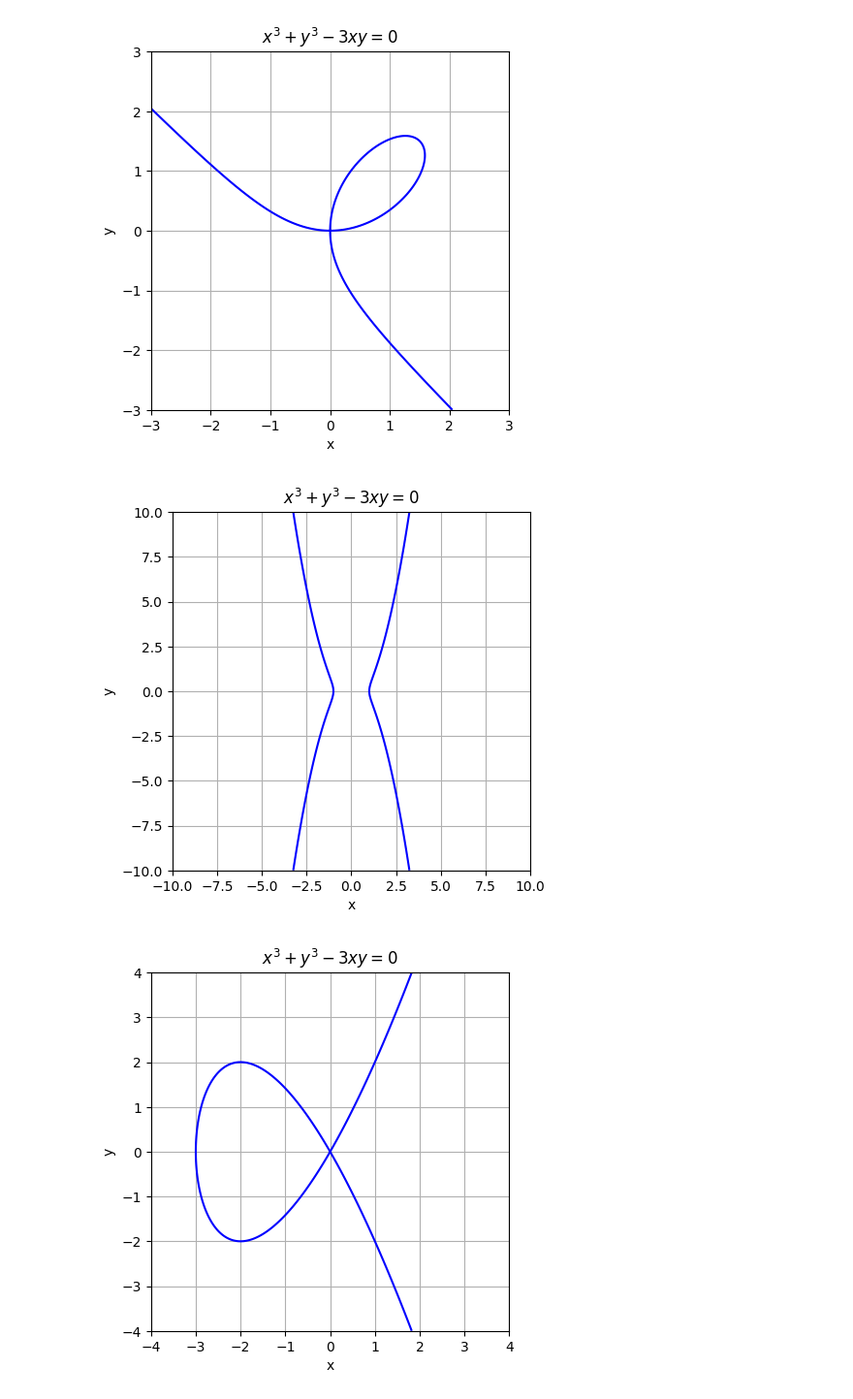
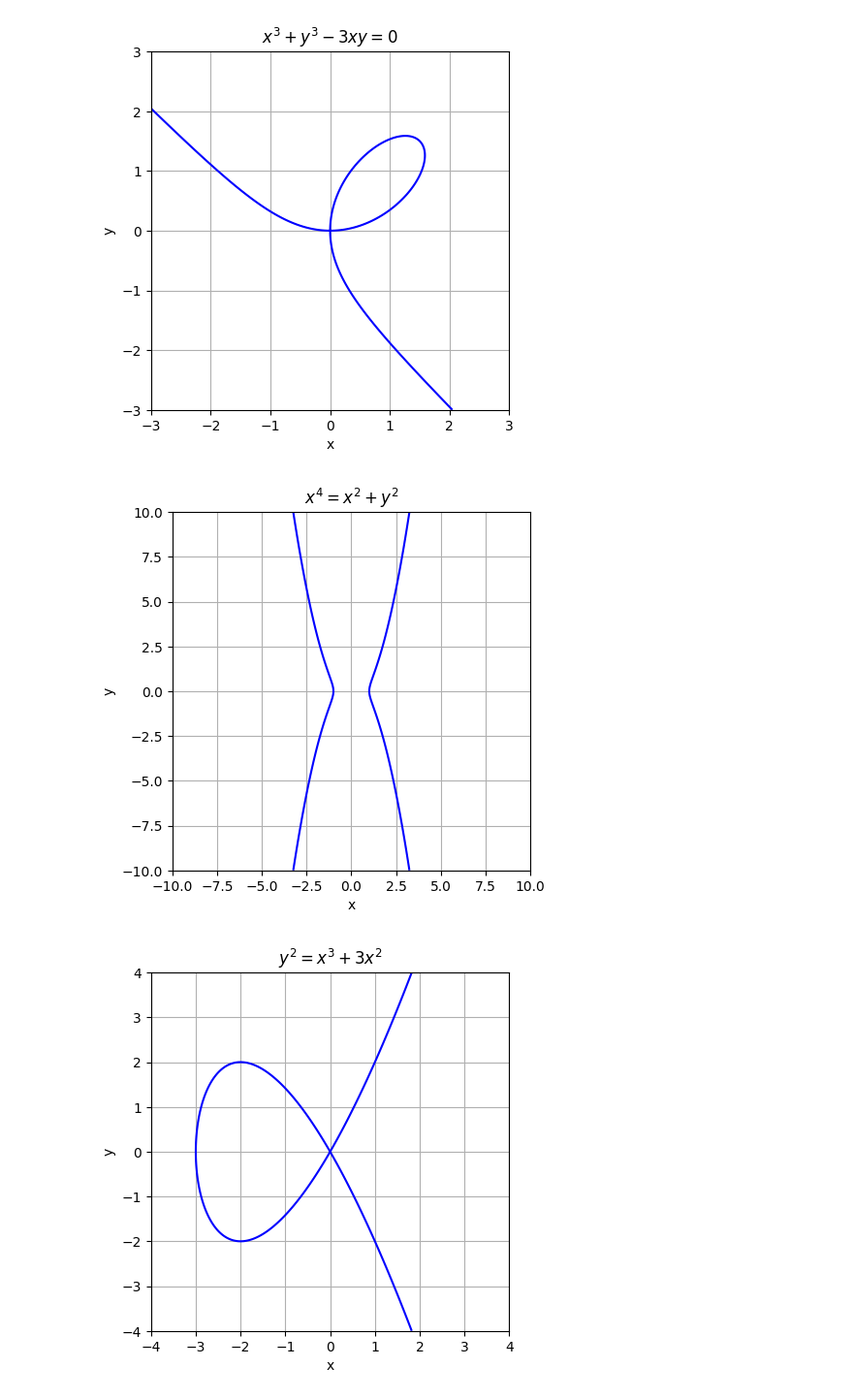
Before and after one commit to MatsubaraSoda/College-Algebra, a Jupyter notebook: 1_2_Relations.ipynb, the cells around one changed output. Shown at 97% size. Saved outputs shown, nothing was run; the diff lists cells and outputs as text; code cells hidden in the pictures.

```diff
--- a/1_2_Relations.ipynb
+++ b/1_2_Relations.ipynb
@@ -371,7 +371,7 @@ Z = equation(X, Y)
 
 # Plot the curve
 plt.contour(X, Y, Z, levels=[0], colors='b')
-plt.title('$x^3 + y^3 - 3xy = 0$')
+plt.title('$x^4 = x^2 + y^2$')
 plt.xlabel('x')
 plt.ylabel('y')
 plt.grid(True)
@@ -387,7 +387,7 @@ plt.gca().set_aspect('equal', adjustable='box')
 
 plt.show()
 # %% [output]
-[figure, old version]
+[figure, new version]
 # %%
 import numpy as np
 import matplotlib.pyplot as plt
@@ -396,35 +396,35 @@ import matplotlib.pyplot as plt
 def equation(x, y):
     return y**2 - x**3 - 3 * x**2
 
 # Generate x and y values within the specified range
 x = np.linspace(-4, 4, 1000)
 y = np.linspace(-4, 4, 1000)
 
 # Create a meshgrid from x and y
 X, Y = np.meshgrid(x, y)
 
 # Compute the values of the equation for each point in the meshgrid
 Z = equation(X, Y)
 
 # Plot the curve
 plt.contour(X, Y, Z, levels=[0], colors='b')
-plt.title('$x^3 + y^3 - 3xy = 0$')
+plt.title('$y^2 = x^3 + 3x^2$')
 plt.xlabel('x')
 plt.ylabel('y')
 plt.grid(True)
 
 # Ensure the aspect ratio is equal
 '''
 Ensures that the plot has an equal aspect ratio in both x and y directions,
 and the adjustment is done using a bounding box to maintain the correct data aspect ratio.
 This is useful when you want to ensure
 that the units along the x and y axes are represented equally in the plot.
 '''
 plt.gca().set_aspect('equal', adjustable='box')
 
 plt.show()
 # %% [output]
-[figure, old version]
+[figure, new version]
 # %%
 import numpy as np
 import matplotlib.pyplot as plt
```
Also changed, not shown: parts of 1 cell of this notebook.
